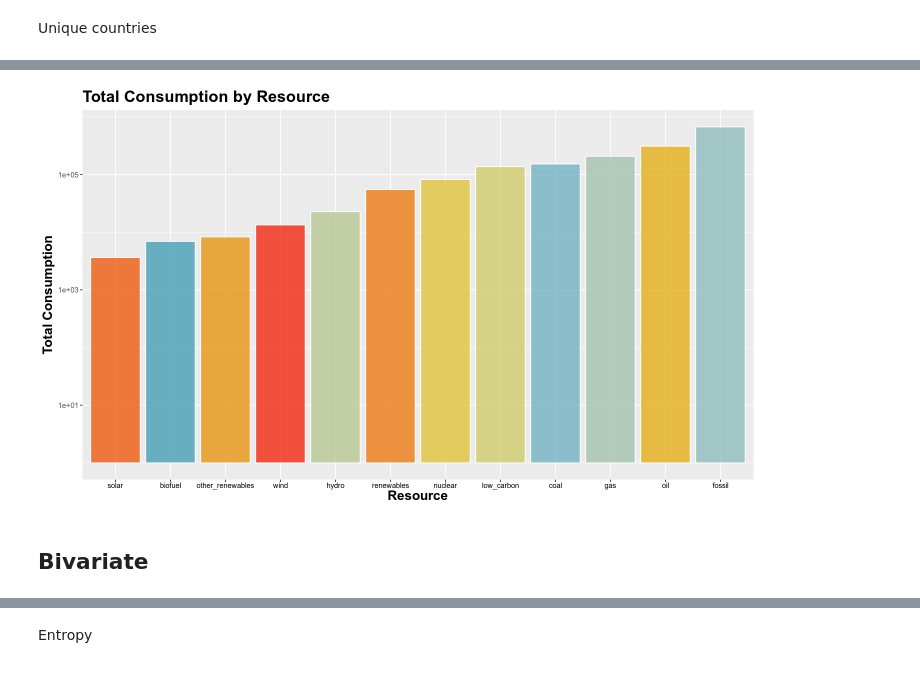
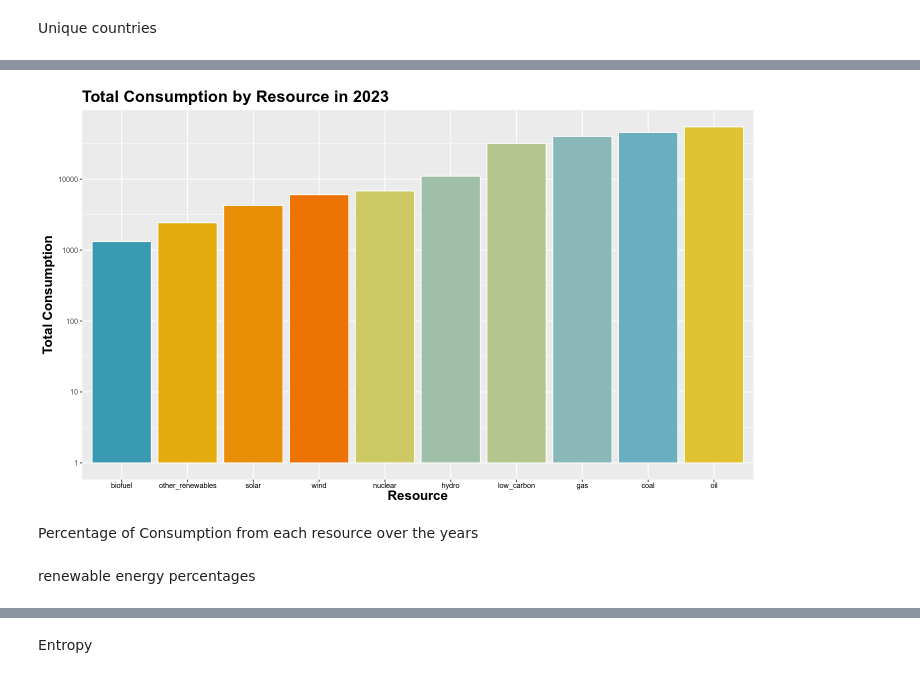
Before and after one commit to jackyeung99/class_exploratory-data-analysis, a Jupyter notebook: projects/final_project/final_project.ipynb, the cells around one changed output, grey strips where cells are left out. Saved outputs shown, nothing was run; the diff lists cells and outputs as text; code cells hidden in the pictures.

```diff
--- a/projects/final_project/final_project.ipynb
+++ b/projects/final_project/final_project.ipynb
@@ -58,7 +45,7 @@ theme_set(ThemeMain)
 # %% [markdown]
 ## Data
 # %%
-df <- read.csv('../../data/owid-energy-data.csv') %>% drop_na()
+df <- read.csv('../../data/owid-energy-data.csv')
 # %%
 head(df)
 # %% [output]
@@ -376,0 +386,3 @@ Warning message:
+# %%
+world_df <- df_long %>%
+    filter(country == "World")
@@ -377,17 +474,22 @@ Warning message:
 # %%
-total_resources <- df_long %>%
+total_resources <- world_df  %>%
+  filter(year == 2023, !resource %in% c("fossil", "renewables")) %>%
+  drop_na(consumption) %>%
   group_by(resource) %>%
-  summarize(total = sum(consumption))
+  summarize(total = sum(consumption), .groups = "drop")
 # %%
-pal <- wes_palette("Zissou1", 12, type = "continuous")
 
-
-ggplot(total_resources, aes(x = fct_reorder(resource, total), y = total, fill=resource)) +
-  geom_col(alpha = 0.75, show.legend = FALSE) +
+p <- ggplot(total_resources, aes(x = fct_reorder(resource, total), y = total, fill=resource)) +
+  geom_col(show.legend = FALSE) +
   scale_fill_manual(values = my_palette) +
   scale_y_log10() +
-  labs(x = "Resource", y = "Total Consumption", title = "Total Consumption by Resource")
+  labs(x = "Resource", y = "Total Consumption", title = "Total Consumption by Resource in 2023")
+
+p
+ggsave("figures/total_consumption_by_resource_2023.png", plot = p, width = 10, height = 6, dpi = 300)
 # %% [output]
-[figure, old version]
+[figure, new version]
-# %% [markdown]
-## Bivariate
+# %% [markdown]
+Percentage of Consumption from each resource over the years
+# %% [markdown]
+renewable energy percentages
```
Also changed, not shown: parts of 60 cells of this notebook, 9 other files.
